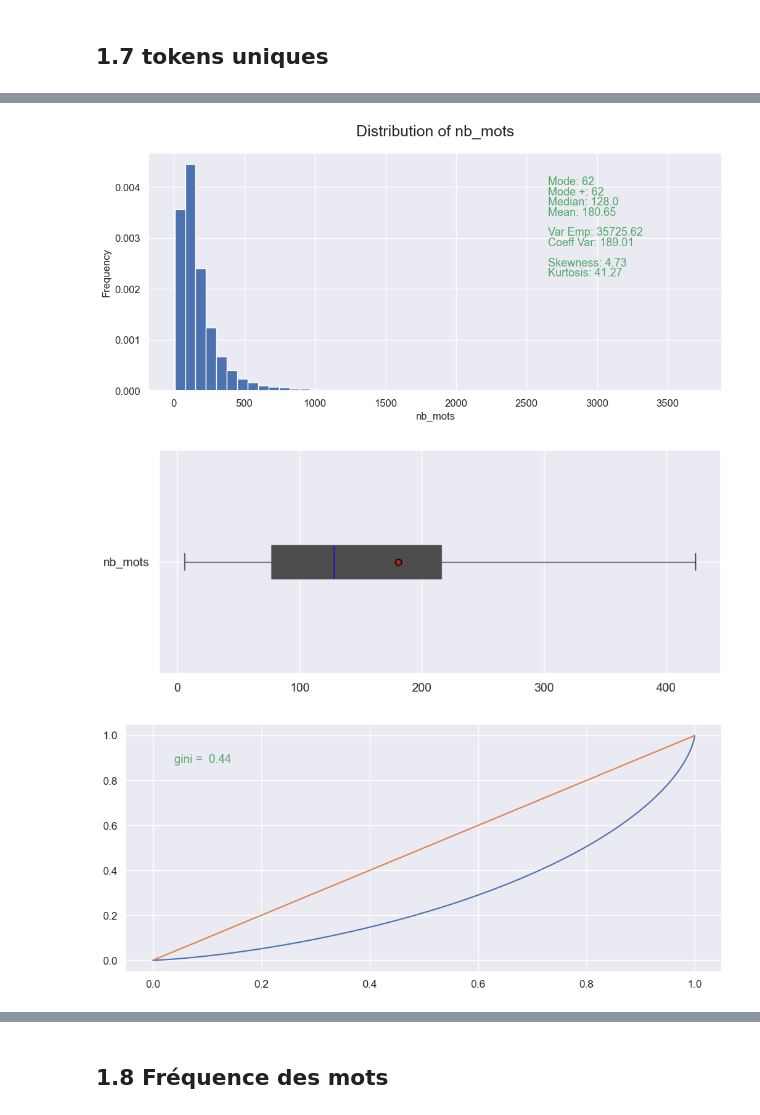
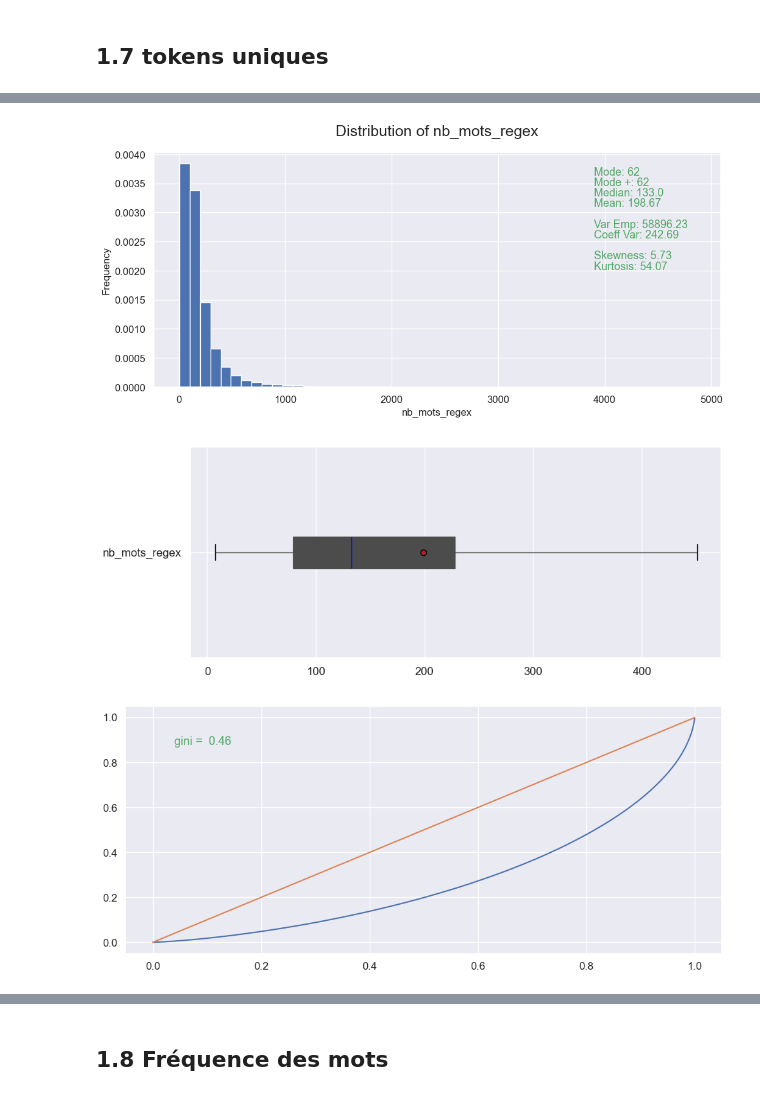
Before and after one commit to Kiwinokoto/ML_student, a Jupyter notebook: notebooks/Oudelet_Kevin_1_notebook_exploration_121123.ipynb, the cells around one changed output, grey strips where cells are left out. Drawn from its saved outputs; the diff is of its cells as text; code cells hidden in the pictures.

Commit message:
ameliorations preprocessing

```diff
--- a/notebooks/Oudelet_Kevin_1_notebook_exploration_121123.ipynb
+++ b/notebooks/Oudelet_Kevin_1_notebook_exploration_121123.ipynb
@@ -656,7 +691,7 @@ display(raw_questions_tags)
 # %% [markdown]
 ## 1.7 tokens uniques
 # %%
-def preprocess_text_2(liste_tokens):
+def preprocess_2_keep_uniques_only(liste_tokens):
     seen_tokens = set()
     unique_tokens = []
 
@@ -665,16 +700,9 @@ def preprocess_text_2(liste_tokens):
             seen_tokens.add(token)
             unique_tokens.append(token)
 
-
     return unique_tokens
 
 # Apply the preprocessing function
-raw_questions_tags['tokens_uniques'] = raw_questions_tags['tokens'].apply(preprocess_text_2)
+raw_questions_tags['tokens_uniques_word'] = raw_questions_tags['tokens_word'].apply(preprocess_2_keep_unique_tokens)
+raw_questions_tags['tokens_uniques_punct'] = raw_questions_tags['tokens_punct'].apply(preprocess_2_keep_unique_tokens)
+raw_questions_tags['tokens_uniques_regex'] = raw_questions_tags['tokens_regex'].apply(preprocess_2_keep_unique_tokens)
-# %%
-raw_questions_tags['nb_mots'] = raw_questions_tags['tokens'].apply(len)
-raw_questions_tags['nb_mots_uniques'] = raw_questions_tags['tokens_uniques'].apply(len)
-
-print(raw_questions_tags['nb_mots'].sum())
-print(raw_questions_tags['nb_mots_uniques'].sum())
-
-raw_questions_tags[['nb_mots', 'nb_mots_uniques']].describe()
@@ -692,0 +709,14 @@ raw_questions_tags[['nb_mots', 'nb_mots_uniques']].describe()
+# %%
+# Compare
+
+tokenizers = ['word', 'punct', 'regex']
+
+for t in tokenizers:
+    raw_questions_tags['nb_mots_' + str(t)] = raw_questions_tags['tokens_' + str(t)].apply(len)
+    raw_questions_tags['nb_mots_uniques_' + str(t)] = raw_questions_tags['tokens_uniques_' + str(t)].apply(len)
+
+    print(f'Résultat avec le tokeniser {t} :')
+    print(raw_questions_tags['nb_mots_' + str(t)].sum())
+    print(raw_questions_tags['nb_mots_uniques_' + str(t)].sum(), '\n')
+
+    display(raw_questions_tags[['nb_mots_' + str(t), 'nb_mots_uniques_' + str(t)]].describe())
@@ -712,7 +782,7 @@ plt.show()
 # %%
-graphs_analyse_uni(raw_questions_tags, 'nb_mots', bins=50, r=2, density=True)
+graphs_analyse_uni(raw_questions_tags, 'nb_mots_regex', bins=50, r=2, density=True)
 # %% [output]
-[figure, old version]
+[figure, new version]
-[figure, old version]
+[figure, new version]
-[figure, old version]
+[figure, new version]
 # %%
```
Also changed, not shown: parts of 22 cells of this notebook, 1 other file.
